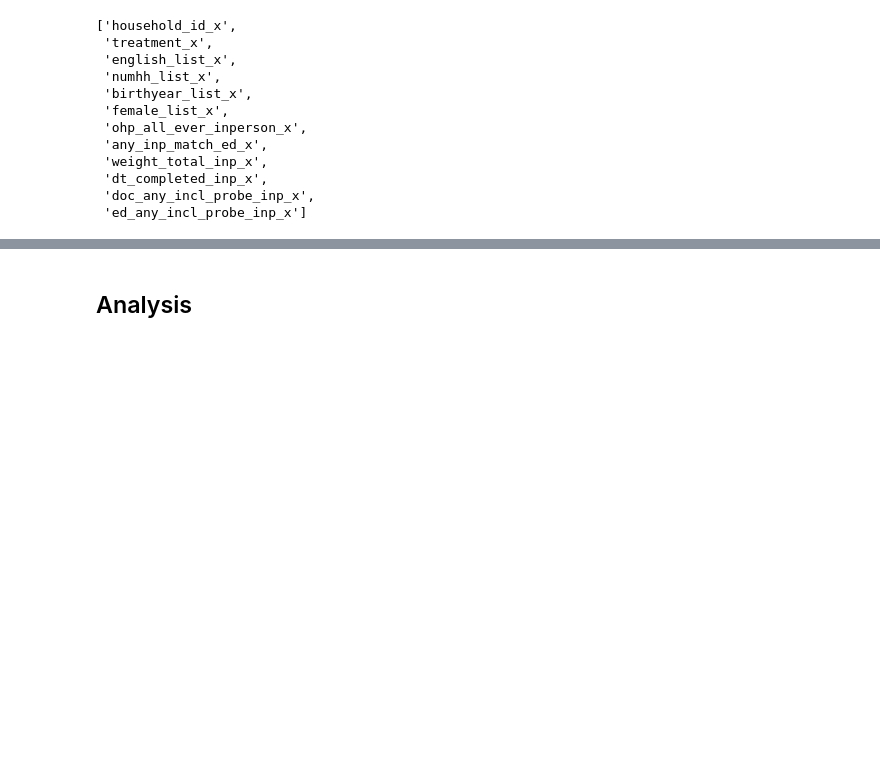
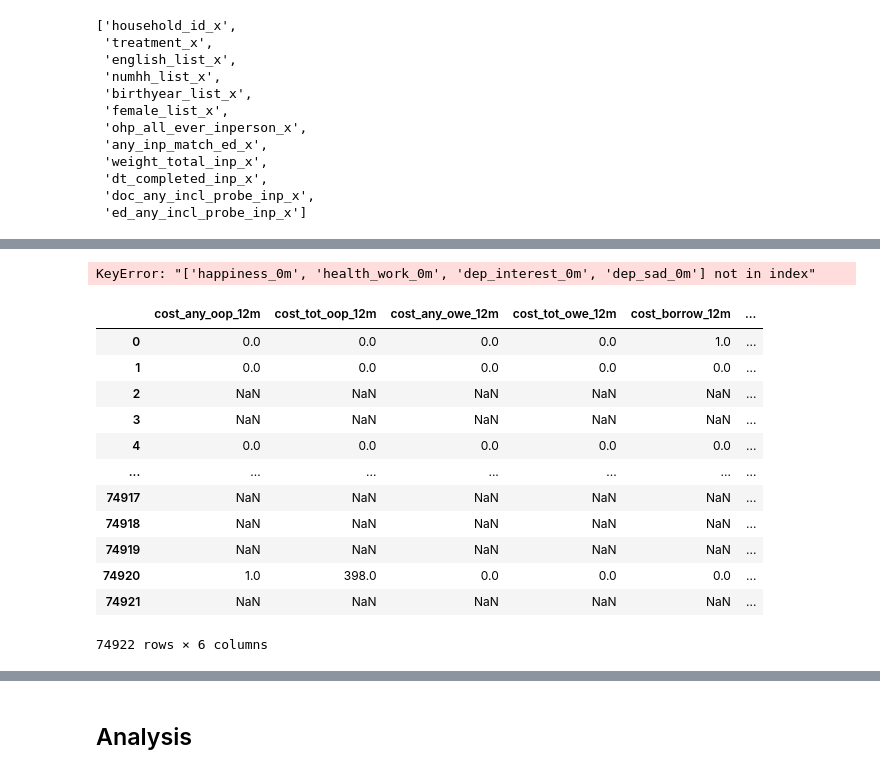
Before and after one commit to Yasmineouattara/ML_for_Econ_Final_Project, a Jupyter notebook: Notebook_Tim.ipynb, the cells around one changed output, grey strips where cells are left out. Cells and saved outputs as stored; diff of their text form; code cells hidden in the pictures; blank space fills up the shorter version.

```diff
--- a/Notebook_Tim.ipynb
+++ b/Notebook_Tim.ipynb
@@ -178,0 +196,24 @@ filtered_columns
+# %%
+# Self-perceived physical/mental health outcome at 0
+
+df_filtered[['happiness_0m', 'health_gen_bin_0m', 'health_chg_bin_0m', 'baddays_phys_0m', 'baddays_ment_0m', 'health_work_0m', 'dep_interest_0m', 'dep_sad_0m']]
+# %% [output]
+KeyError: "['happiness_0m', 'health_work_0m', 'dep_interest_0m', 'dep_sad_0m'] not in index"
+# %%
+# Financial health/strain outcome
+
+df_filtered[['cost_any_oop_12m', 'cost_tot_oop_12m', 'cost_any_owe_12m', 'cost_tot_owe_12m', 'cost_borrow_12m', 'cost_refused_12m']]
+# %% [output]
+|  | cost_any_oop_12m | cost_tot_oop_12m | cost_any_owe_12m | cost_tot_owe_12m | cost_borrow_12m | ... |
+| 0 | 0.0 | 0.0 | 0.0 | 0.0 | 1.0 | ... |
+| 1 | 0.0 | 0.0 | 0.0 | 0.0 | 0.0 | ... |
+| 2 | NaN | NaN | NaN | NaN | NaN | ... |
+| 3 | NaN | NaN | NaN | NaN | NaN | ... |
+| 4 | 0.0 | 0.0 | 0.0 | 0.0 | 0.0 | ... |
+| ... | ... | ... | ... | ... | ... | ... |
+| 74917 | NaN | NaN | NaN | NaN | NaN | ... |
+| 74918 | NaN | NaN | NaN | NaN | NaN | ... |
+| 74919 | NaN | NaN | NaN | NaN | NaN | ... |
+| 74920 | 1.0 | 398.0 | 0.0 | 0.0 | 0.0 | ... |
+| 74921 | NaN | NaN | NaN | NaN | NaN | ... |
+74922 rows × 6 columns
```
Also changed, not shown: parts of 11 cells of this notebook.
